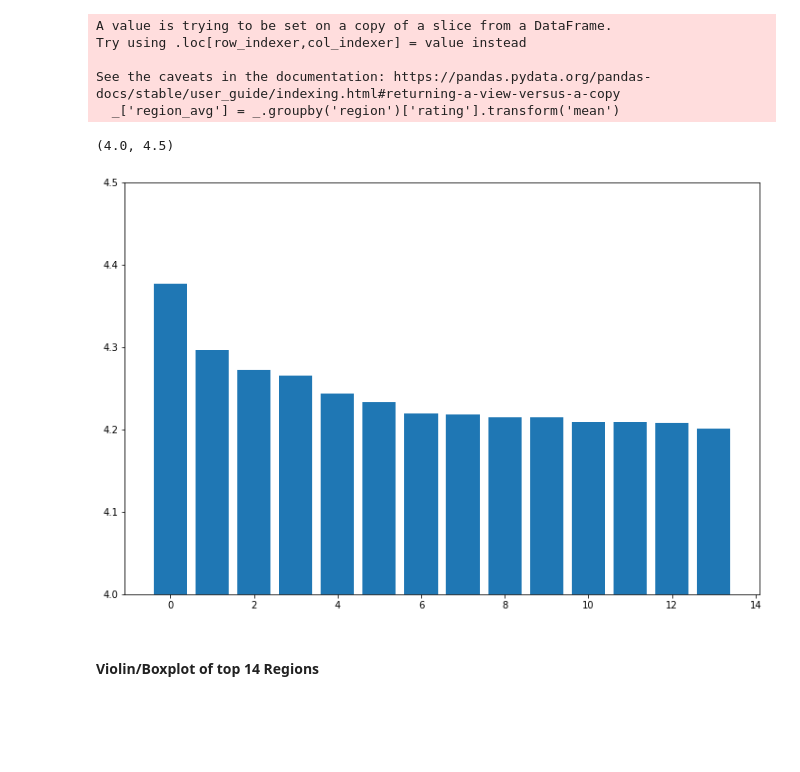
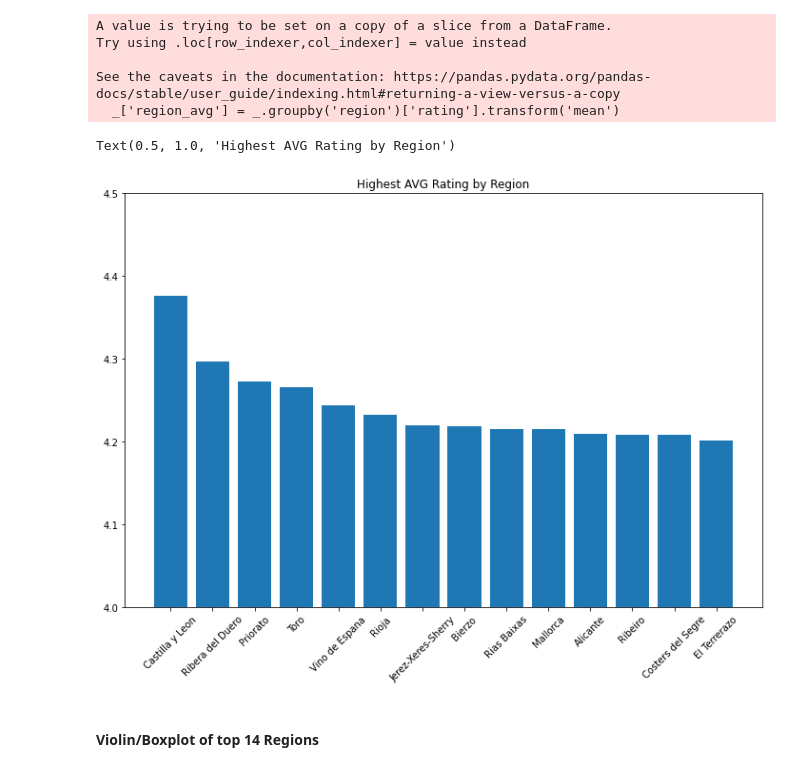
Before and after one commit to CharlesPizza/SpanishWineVisualization, a Jupyter notebook: SpanishWineExplore.ipynb, the cells around one changed output. Cells and saved outputs as stored; diff of their text form; code cells hidden in the pictures; blank space fills up the shorter version.

Commit message:
more visuals

```diff
--- a/SpanishWineExplore.ipynb
+++ b/SpanishWineExplore.ipynb
@@ -43,10 +45,12 @@ See the caveats in the documentation: https://pandas.pydata.org/pandas-docs/stab
 # %%
 plt.figure(figsize=(12,8))
 plt.bar(list(range(0,14)), top_14_regions['region_avg'])
+plt.xticks(list(range(0,14)),labels=list(top_14_regions['region']), rotation=45)
 plt.ylim(4,4.5)
+plt.title('Highest AVG Rating by Region')
 # %% [output]
-(4.0, 4.5)
+Text(0.5, 1.0, 'Highest AVG Rating by Region')
-[figure, old version]
+[figure, new version]
 # %% [markdown]
 #### Violin/Boxplot of top 14 Regions
 # %%
```
Also changed, not shown: parts of 15 cells of this notebook.
